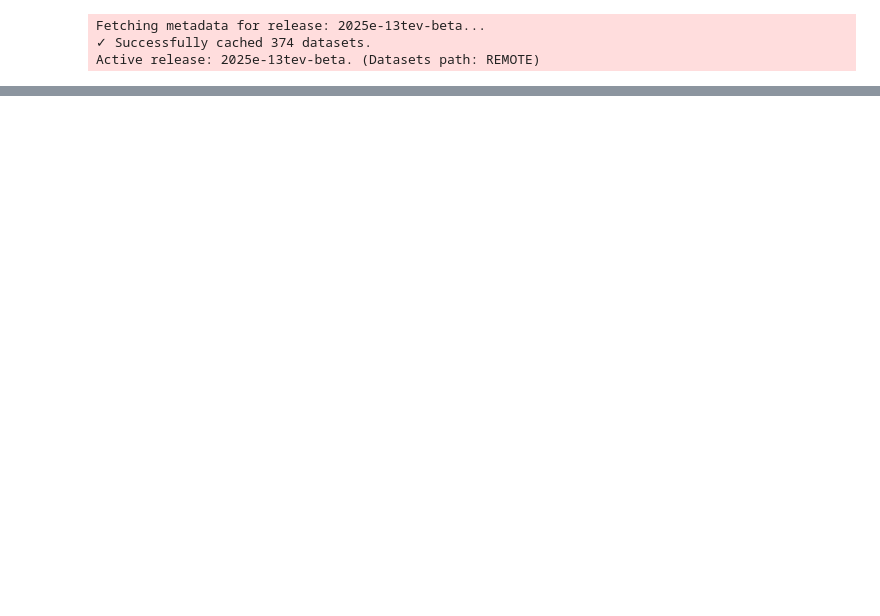
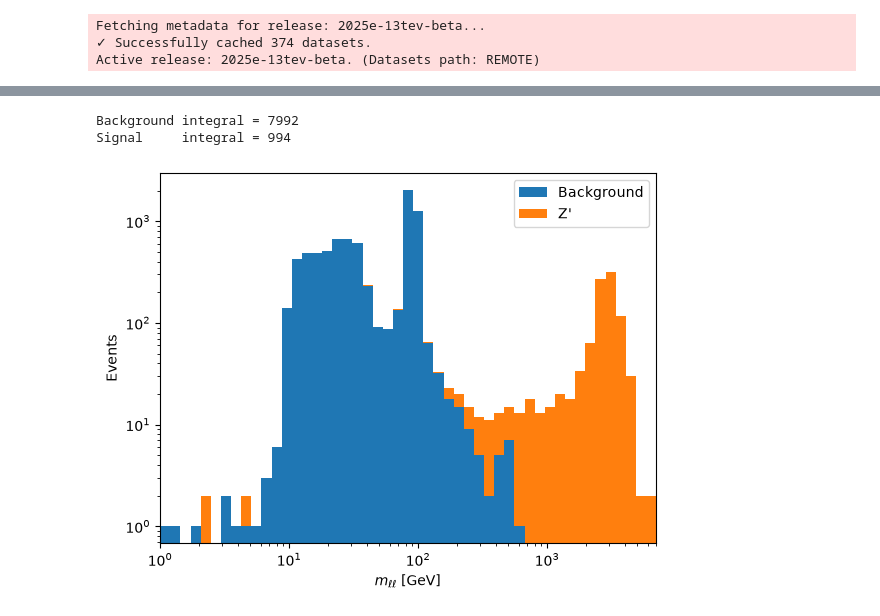
Before and after one commit to nbaeumann/atlas_open_data_fork, a Jupyter notebook: 13-TeV-examples/uproot_python/my_blackbox.ipynb, the cells around one changed output, grey strips where cells are left out. Cells and saved outputs as stored; diff of their text form; code cells hidden in the pictures; blank space fills up the shorter version.

```diff
--- a/13-TeV-examples/uproot_python/my_blackbox.ipynb
+++ b/13-TeV-examples/uproot_python/my_blackbox.ipynb
@@ -256,0 +362,20 @@ Name: label, dtype: int64
+# %%
+def calc_dilepton_mass(lep1_pt, lep1_eta, lep1_phi, lep1_e, lep2_pt, lep2_eta, lep2_phi, lep2_e):
+    px_0 = lep1_pt*np.cos(lep1_phi) # x-component of lep[0] momentum
+    py_0 = lep1_pt*np.sin(lep1_phi) # y-component of lep[0] momentum
+    pz_0 = lep1_pt*np.sinh(lep1_eta) # z-component of lep[0] momentum
+    px_1 = lep2_pt*np.cos(lep2_phi) # x-component of lep[1] momentum
+    py_1 = lep2_pt*np.sin(lep2_phi) # y-component of lep[1] momentum
+    pz_1 = lep2_pt*np.sinh(lep2_eta) # z-component of lep[1] momentum
+    sumpx = px_0 + px_1 # x-component of 4-lepton momentum
+    sumpy = py_0 + py_1 # y-component of 4-lepton momentum
+    sumpz = pz_0 + pz_1 # z-component of 4-lepton momentum
+    sumE = lep1_e + lep2_e # energy of 4-lepton system
+    rad = sumE**2 - sumpx**2 - sumpy**2 - sumpz**2
+    rad = np.maximum(rad, 0)
+    return np.sqrt(rad) #/1000 to go from MeV to GeV
+# %%
+df_var["mass"] = calc_dilepton_mass(df_var["lep_pt1"], df_var["lep_eta1"], df_var["lep_phi1"], df_var["lep_e1"],
+                                        df_var["lep_pt2"], df_var["lep_eta2"], df_var["lep_phi2"], df_var["lep_e2"])
+
+# use leading and subleading pt, eta, phi, e variables
@@ -256,0 +431,6 @@ Name: label, dtype: int64
+# %%
+plot_variable(df_var, df_lab, "mass", 1, 7000, r"$m_{\ell\ell}$ [GeV]", "bb_mass.pdf", xlog=True, ylog=True)
+# %% [output]
+Background integral = 7992
+Signal     integral = 994
+[figure, added]
```
Also changed, not shown: parts of 12 cells of this notebook, 1 other file.
